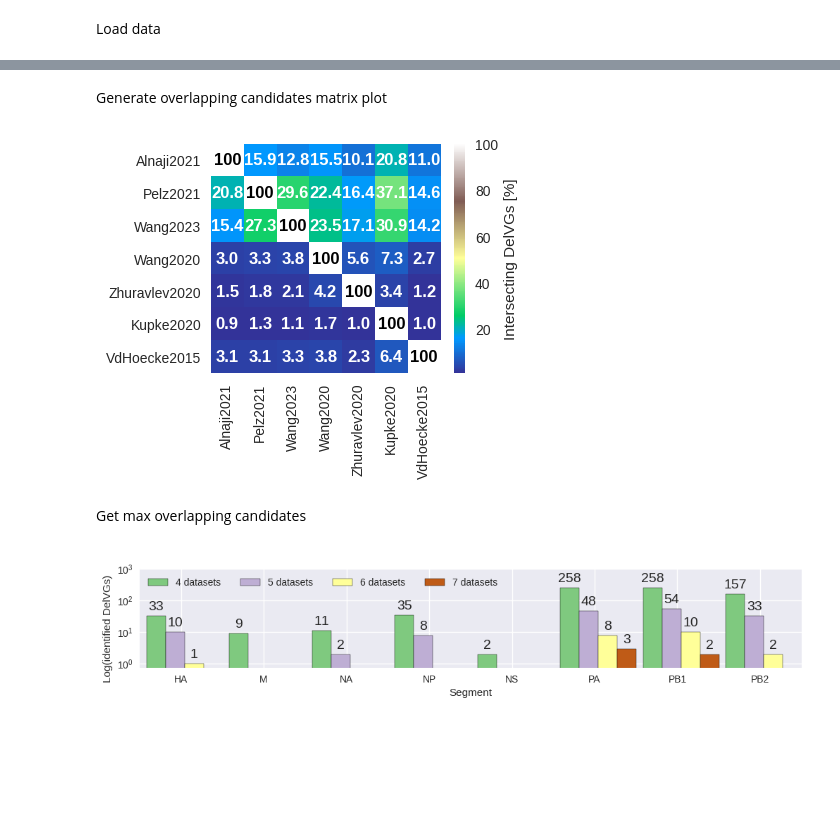
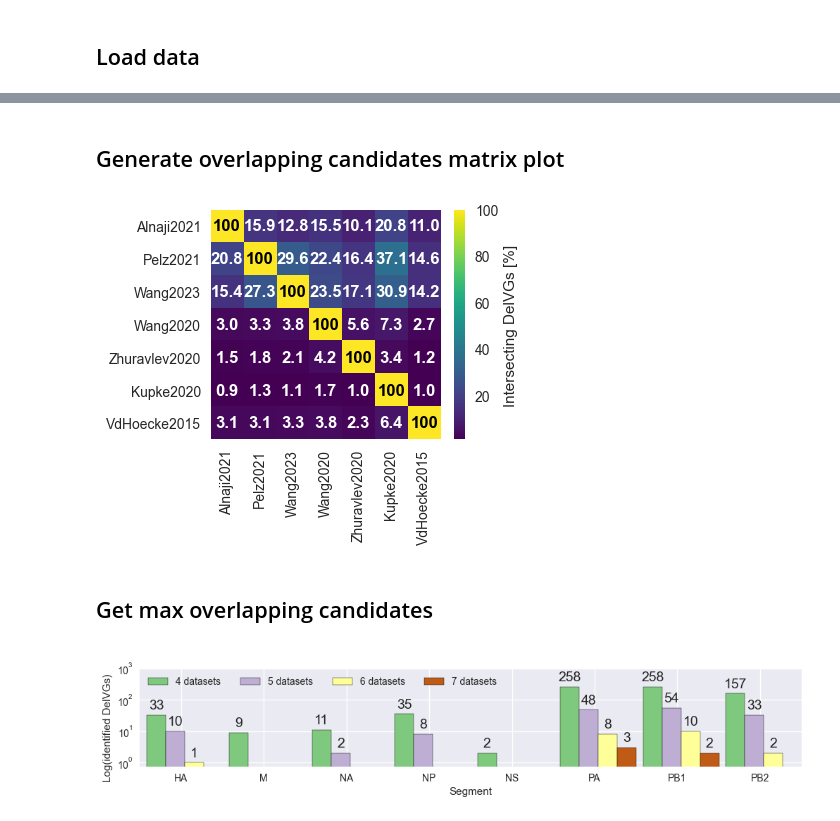
Before and after one commit to viraidip/DIP_meta-study, a Jupyter notebook: src/intersection_analysis/intersection_analysis.ipynb, the cells around one changed output, grey strips where cells are left out. Drawn from its saved outputs; the diff is of its cells as text; code cells hidden in the pictures; blank space fills up the shorter version.

```diff
--- a/src/intersection_analysis/intersection_analysis.ipynb
+++ b/src/intersection_analysis/intersection_analysis.ipynb
@@ -22,8 +23,8 @@ cm = plt.get_cmap(CMAP)
 import warnings
 import matplotlib
 warnings.filterwarnings("ignore",category=matplotlib.cbook.mplDeprecation)
-# %% [markdown]
-Load data
+# %% [markdown]
+## Load data
 # %%
 dfs = list()
 dfnames = ["Alnaji2021", "Pelz2021", "Wang2023", "Wang2020", "Zhuravlev2020", "Kupke2020", "VdHoecke2015"]
@@ -60,7 +61,7 @@ VdHoecke2015
         (7164, 10)
 number of overall unique delVGs: 86230
 # %% [markdown]
-Generate overlapping candidates matrix plot
+## Generate overlapping candidates matrix plot
 # %%
 def generate_overlap_matrix_plot(dfs: list, dfnames: list, name: str=""):
     '''
@@ -82,39 +83,39 @@ def generate_overlap_matrix_plot(dfs: list, dfnames: list, name: str=""):
     for i in range(matrix_size):
         set1 = set(dfs[i]["key"])
         for j in range(matrix_size):
             set2 = set(dfs[j]["key"])
             matrix[i][j] = len(set1 & set2) / len(set2) * 100
             if i == j:
                 text = f"{matrix[i][j]:.0f}"
                 color = "black"
             else:
                 text = f"{matrix[i][j]:.1f}"
                 color = "white"
-            plt.annotate(text, xy=(j, i), color=color, ha='center', va='center', fontsize=12, fontweight='bold')
+            plt.annotate(text, xy=(j, i), color=color, ha="center", va="center", fontsize=12, fontweight="bold")
 
-    plt.imshow(matrix, cmap="terrain", interpolation="nearest")
+    plt.imshow(matrix, cmap="viridis", interpolation="nearest")
     plt.colorbar(fraction=0.046, pad=0.04, label="Intersecting DelVGs [%]")
     plt.xticks(np.arange(len(dfnames)), dfnames, rotation=90)
     plt.yticks(np.arange(len(dfnames)), dfnames)
     plt.tight_layout()
     plt.grid(False)
 
     if name != "":
         filename = f"{name}_intersection_matrix_PR8.png"
     else:
         filename = "intersection_matrix_PR8.png"
     save_path = os.path.join(RESULTSPATH, "intersection_analysis")
     if not os.path.exists(save_path):
         os.makedirs(save_path)
-    plt.savefig(os.path.join(save_path, filename))
+    plt.savefig(os.path.join(save_path, filename), dpi=300)
     plt.show()
     plt.close()
 
 generate_overlap_matrix_plot(dfs, dfnames)
 # %% [output]
-[figure, old version]
+[figure, new version]
 # %% [markdown]
-Get max overlapping candidates
+## Get max overlapping candidates
 # %%
 def generate_max_overlap_candidates(dfs: list)-> pd.DataFrame:
     '''
```
Also changed, not shown: parts of 12 cells of this notebook, 18 other files.
